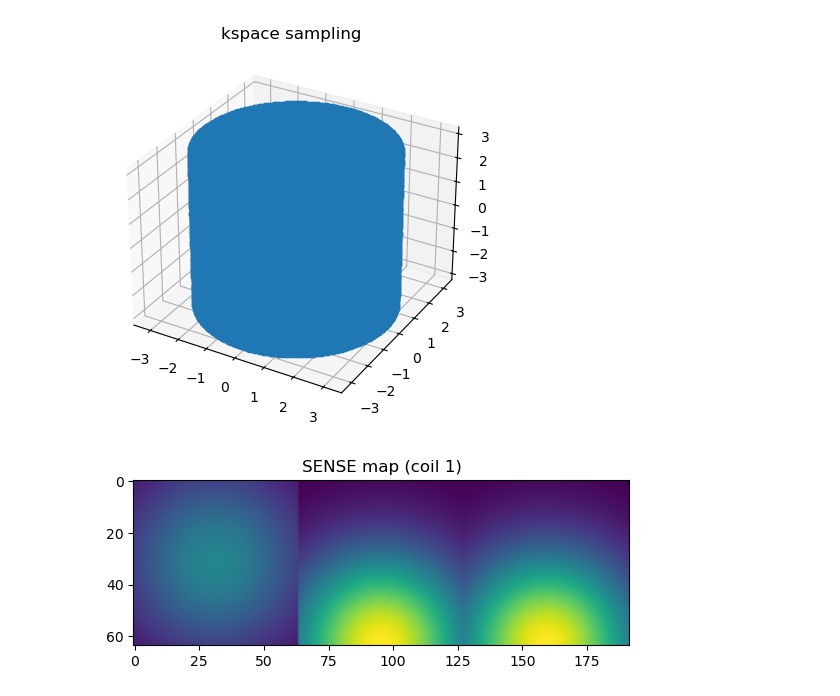
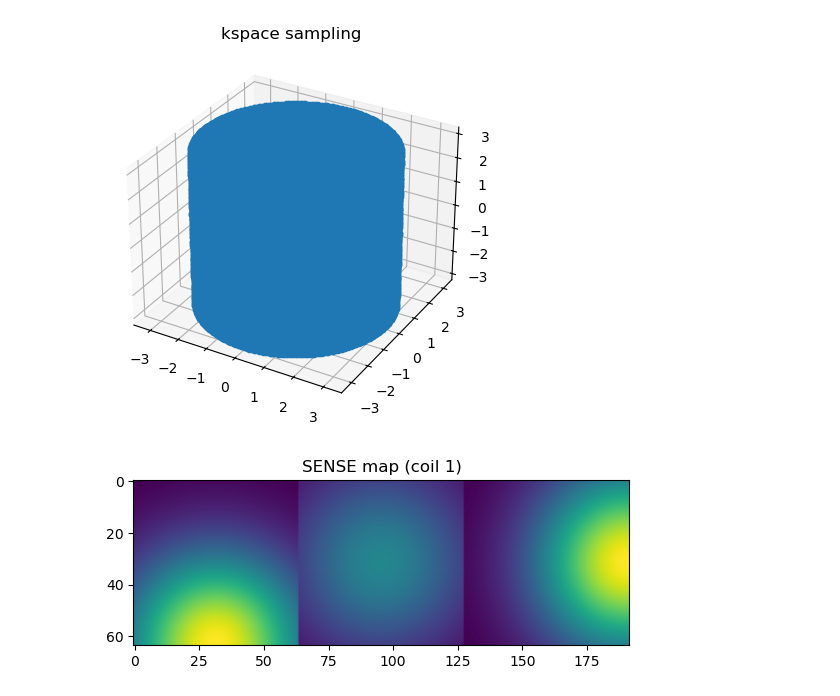
Before and after one commit to fmrifrey/pyrec, a Jupyter notebook: sensetest3d.ipynb, the cells around one changed output. Saved outputs shown, nothing was run; the diff lists cells and outputs as text; code cells hidden in the pictures.

```diff
--- a/sensetest3d.ipynb
+++ b/sensetest3d.ipynb
@@ -72,20 +75,19 @@ klocs = torch.tensor(klocs).to(device)
 # %%
 # create the nufft object and define fwd/adj operators
 nufft_ob = tkbn.KbNufft(im_size=(N,N,N),device=device)
 adjnufft_ob = tkbn.KbNufftAdjoint(im_size=(N,N,N),device=device)
 
-smaps = utils.phantom.simsmaps((N,N,N)).squeeze().to(device)
+smaps = utils.phantom.simsmaps((N,N,N)).unsqueeze(0).to(device)
 
 def A_fwd(x):
-    return nufft_ob(x.unsqueeze(0).unsqueeze(0),klocs,smaps=smaps.unsqueeze(0))
+    return nufft_ob(x,klocs,smaps=smaps)
 def A_adj(b):
-    return adjnufft_ob(b,klocs,smaps=smaps.unsqueeze(0)).clone().squeeze()
+    return adjnufft_ob(b,klocs,smaps=smaps)
 
-smaps_ortho = utils.view3d.ortho(smaps[1,:,:,:].squeeze())
-
+smaps_ortho = utils.view3d.ortho(smaps[0,0,:,:,:].squeeze())
 plt.figure(0)
 plt.imshow(np.absolute(smaps_ortho.cpu().numpy()))
 plt.title('SENSE map (coil 1)')
 plt.show()
 # %% [output]
-[figure, old version]
+[figure, new version]
```
Also changed, not shown: parts of 3 cells of this notebook, 2 other files.
